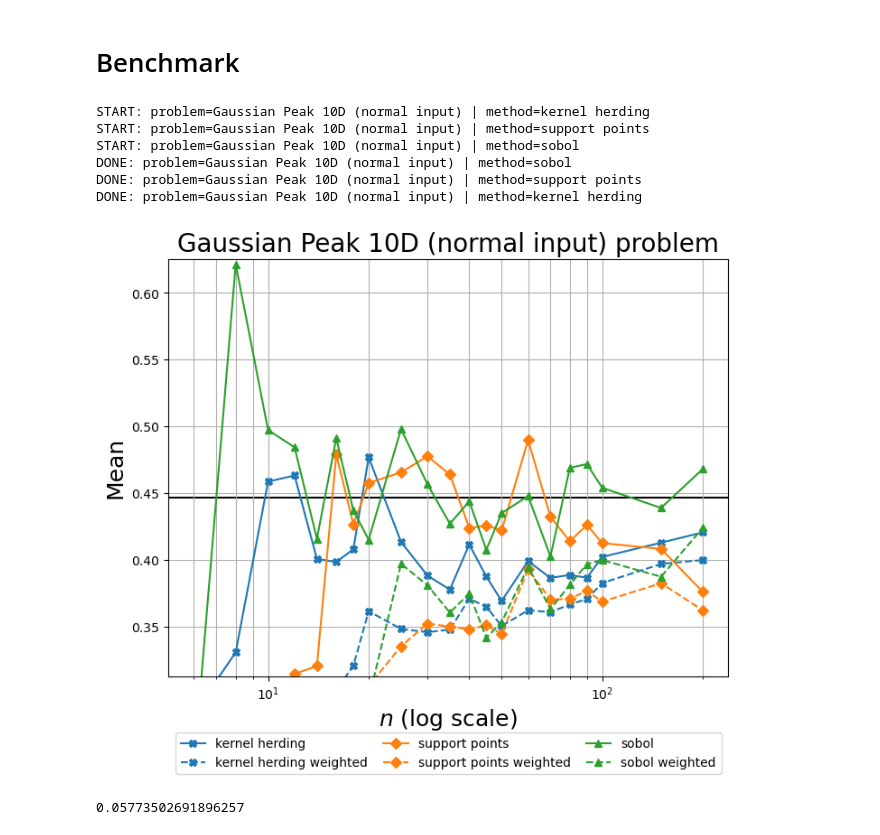
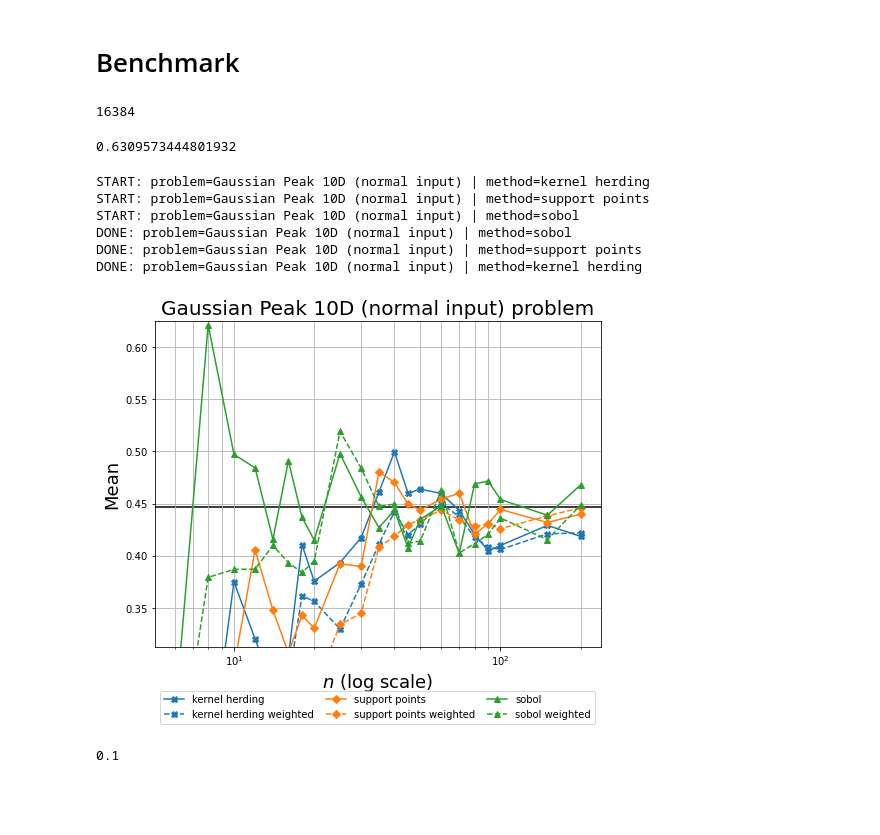
Before and after one commit to efekhari27/ctbenchmark, a Jupyter notebook: DataCentric/gaussian_peak_problem10N.ipynb, the cells around one changed output. Saved outputs shown, nothing was run; the diff lists cells and outputs as text; code cells hidden in the pictures; blank space fills up the shorter version.

```diff
--- a/DataCentric/gaussian_peak_problem10N.ipynb
+++ b/DataCentric/gaussian_peak_problem10N.ipynb
@@ -28,16 +28,24 @@ plt.legend(loc='best');
 [figure]
 # %% [markdown]
 # Benchmark
+# %%
+2**14
+# %% [output]
+16384
 # %%
 doe_generator = ctb.CentralTendencyBenchmark()
-candidate_points = doe_generator.generate_sample('sobol', 2**12, distribution, None)
+candidate_points = doe_generator.generate_sample('sobol', 2**15, distribution, None)
 # %%
 #x_bench_sizes = list(range(5, 100, 5)) + list(range(100, 200, 50))
 x_bench_sizes = list(range(6, 20, 2)) + list(range(20, 50, 5)) + list(range(50, 100, 10)) + list(range(100, 250, 50))
 my_methods = ['kernel herding', 'support points', 'sobol']
 bench = ctb.CentralTendencyBenchmark(my_methods, x_bench_sizes)
+# %%
+100 ** (-0.1)
+# %% [output]
+0.6309573444801932
 # %%
-bench.scale_coefficient = 0.5
+bench.scale_coefficient = 0.8
 df_benchmark = bench.run_benchmark([problem], candidate_points)
 df_benchmark = df_benchmark.reset_index()
 #df_benchmark.to_csv('results/ct_benchmark_{}.csv'.format(problem_name), index=False)
@@ -49,12 +57,12 @@ DONE: problem=Gaussian Peak 10D (normal input) | method=sobol
 DONE: problem=Gaussian Peak 10D (normal input) | method=support points
 DONE: problem=Gaussian Peak 10D (normal input) | method=kernel herding
 # %%
-sfile = 'figures/{}_convergence.pdf'.format(problem_name)
+sfile = 'res/{}_convergence.pdf'.format(problem_name)
 #figure = bench.plot_ct_benchmark(df_benchmark, problem_name, methods=my_methods, save_file=sfile);
 figure = bench.plot_ct_benchmark(df_benchmark, problem_name, methods=my_methods);
 # %% [output]
-[figure, old version]
+[figure, new version]
-# %%
- 1 / (300 ** (1 / 2))
-# %% [output]
-0.05773502691896257
+# %%
+ 100 ** (-0.5)
+# %% [output]
+0.1
```
Also changed, not shown: 5 other files.
